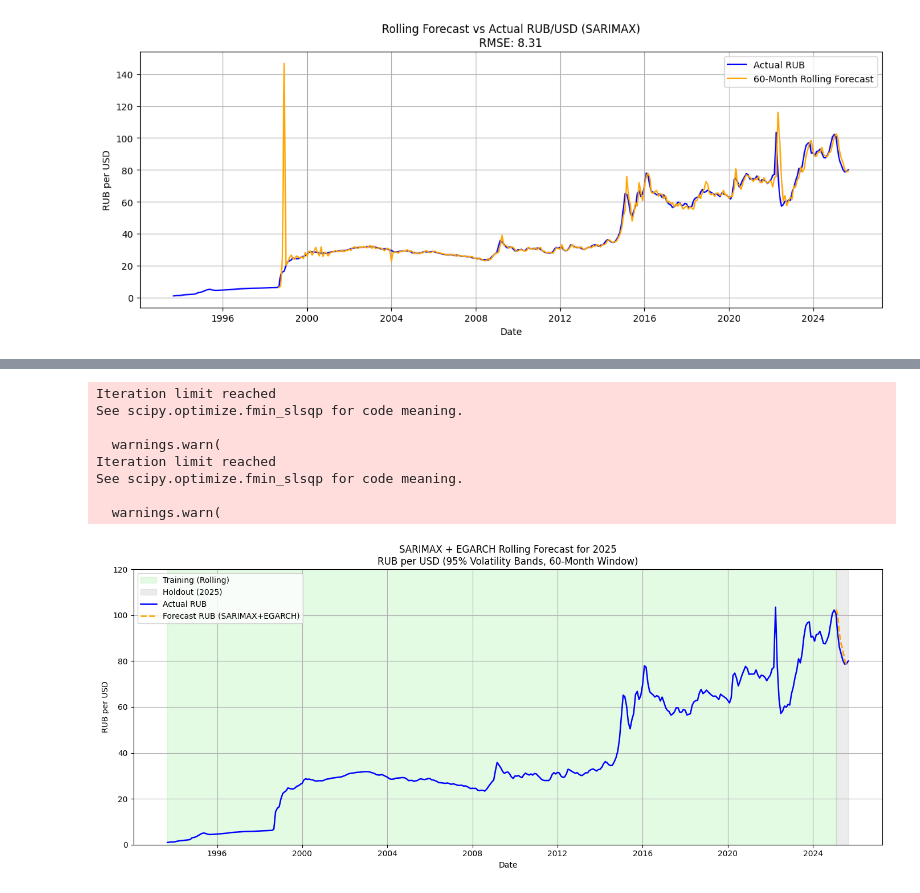
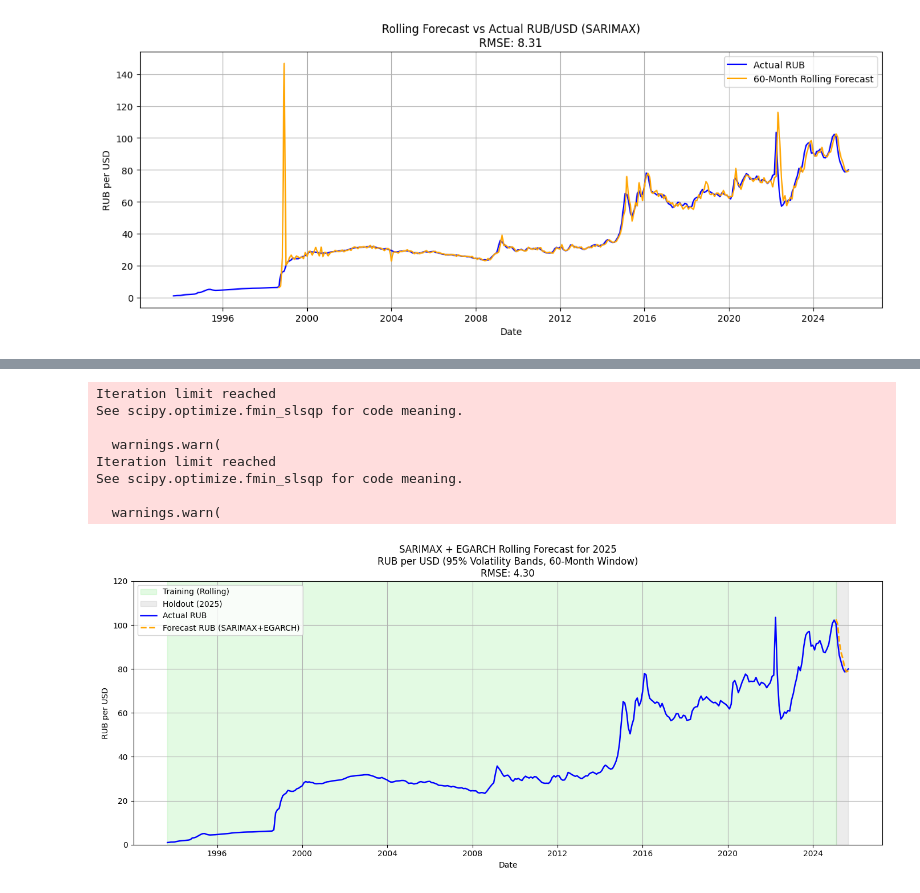
Before and after one commit to ZlataSparrow/Ruble_Volatility_Prediction, a Jupyter notebook: notebook/04_Time_Series_GARCH_Modeling.ipynb, the cells around one changed output, grey strips where cells are left out. Drawn from its saved outputs; the diff is of its cells as text; code cells hidden in the pictures.

```diff
--- a/notebook/04_Time_Series_GARCH_Modeling.ipynb
+++ b/notebook/04_Time_Series_GARCH_Modeling.ipynb
@@ -687,43 +612,47 @@ for date in holdout_dates:
     upper_ci.append(upper)
     lower_ci.append(lower)
 
-# === Step 4: Clip insane CI values for visibility ===
+# === Step 4: Calculate RMSE ===
+from sklearn.metrics import mean_squared_error
+rmse = np.sqrt(mean_squared_error(actuals, preds))
+
+# === Step 5: Clip insane CI values for visibility ===
 upper_ci = np.clip(upper_ci, a_min=None, a_max=500)  # clip at 500 RUB/USD
 
-# === Step 5: Plot ===
+# === Step 6: Plot ===
 forecast_index = holdout_dates[:len(preds)]
 history_index = log_y_full.index
 
 plt.figure(figsize=(14, 6))
 
 # Highlight training region (green)
 plt.axvspan(history_index[0], forecast_index[0], color='lightgreen', alpha=0.25, label='Training (Rolling)')
 # Highlight holdout region (gray)
 plt.axvspan(forecast_index[0], forecast_index[-1], color='gray', alpha=0.15, label='Holdout (2025)')
 
 # Actual & predicted values
 plt.plot(history_index, np.exp(log_y_full), color='blue', label='Actual RUB', linewidth=1.8)
 plt.plot(forecast_index, preds, label='Forecast RUB (SARIMAX+EGARCH)', color='orange', linestyle='--', linewidth=2)
 #plt.fill_between(forecast_index, lower_ci, upper_ci, color='orange', alpha=0.25, label='95% CI (EGARCH)')
 
-plt.title('SARIMAX + EGARCH Rolling Forecast for 2025\nRUB per USD (95% Volatility Bands, 60-Month Window)')
+plt.title(f'SARIMAX + EGARCH Rolling Forecast for 2025\nRUB per USD (95% Volatility Bands, 60-Month Window)\nRMSE: {rmse:.2f}')
 plt.xlabel('Date')
 plt.ylabel('RUB per USD')
 plt.ylim(0, 120)  # Set Y-axis limits from 0 to 140
 plt.legend()
 plt.grid(True)
 plt.tight_layout()
 plt.show()
 # %% [output]
 Iteration limit reached
 See scipy.optimize.fmin_slsqp for code meaning.
 
   warnings.warn(
 Iteration limit reached
 See scipy.optimize.fmin_slsqp for code meaning.
 
   warnings.warn(
-[figure, old version]
+[figure, new version]
 # %%
 # === Step 1: Prepare data ===
 target = 'RUB'
```
Also changed, not shown: parts of 2 cells of this notebook.
